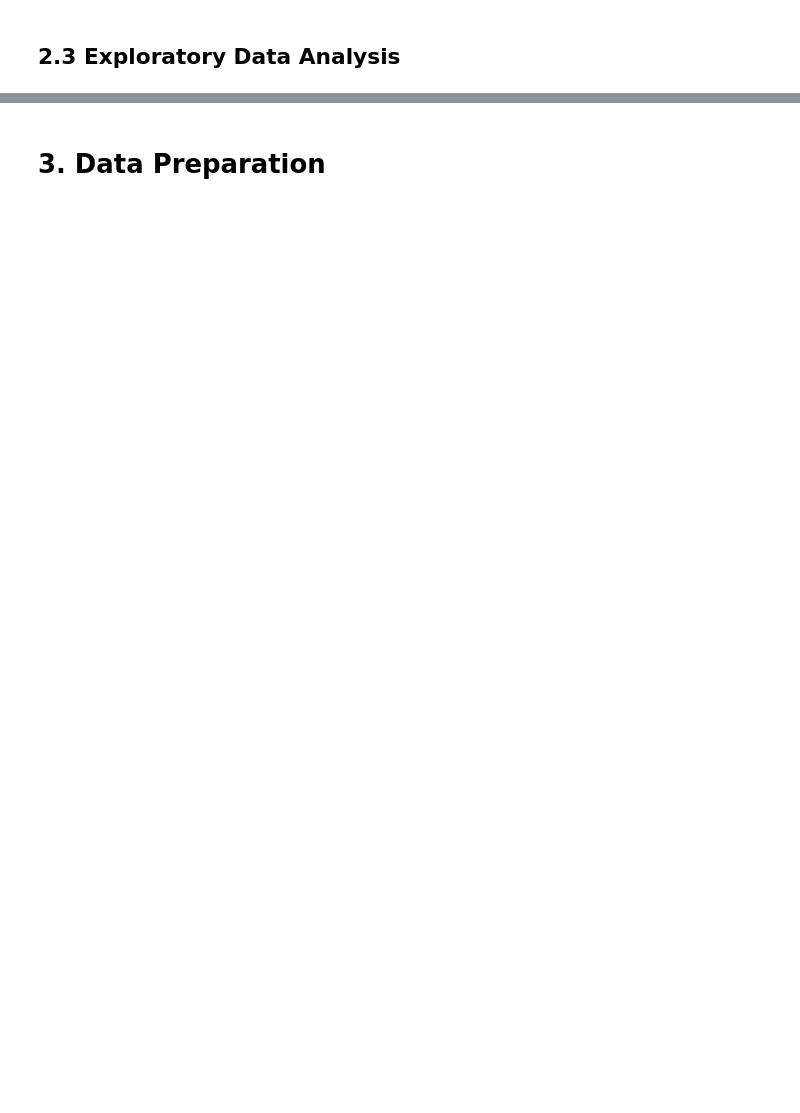
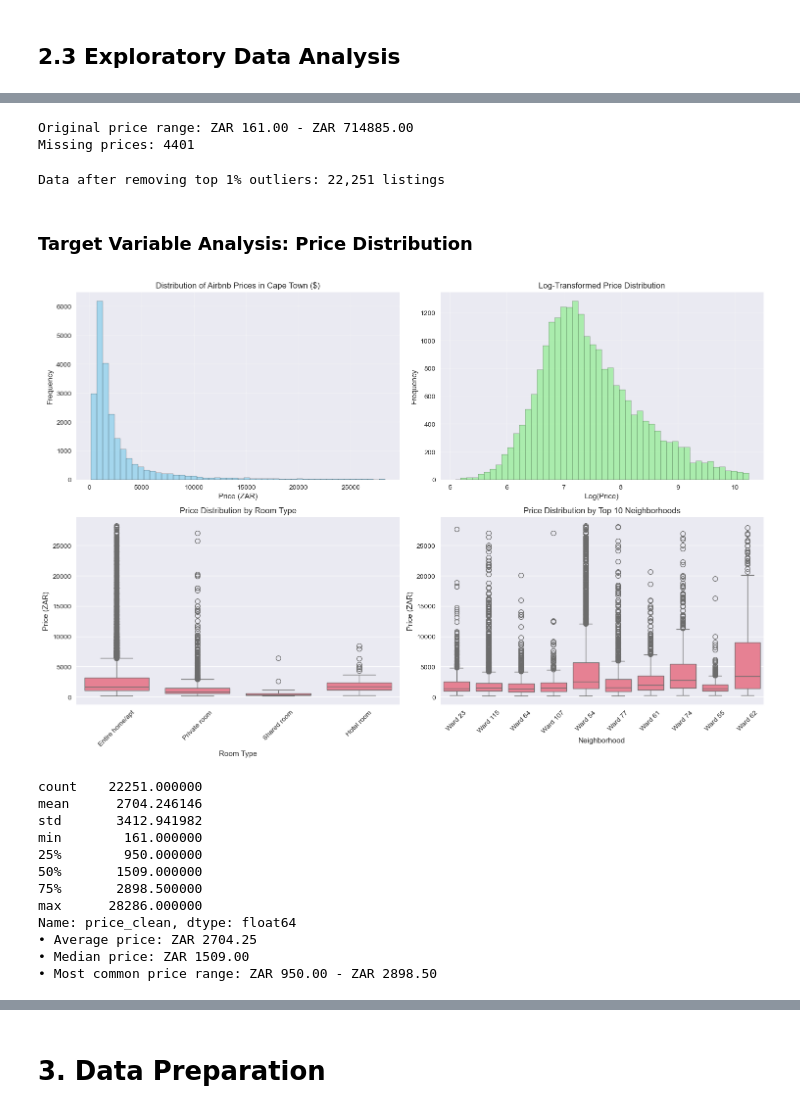
Before and after one commit to patsi-dev/Airbnb-Cape-Town-Price-Prediction, a Jupyter notebook: index.ipynb, the cells around one changed output, grey strips where cells are left out. Drawn from its saved outputs; the diff is of its cells as text; code cells hidden in the pictures; blank space fills up the shorter version.

Commit message:
did data preparation and modelling

```diff
--- a/index.ipynb
+++ b/index.ipynb
@@ -265,0 +355,79 @@ dtype: int64
+# %%
+# Cleaning Price Data
+
+# Convert price from string to numeric (remove ZAR symbols, commas)
+listings['price_clean'] = listings['price'].str.replace('$', '').str.replace(',', '').astype(float)
+
+print(f"Original price range: ZAR {listings['price_clean'].min():.2f} - ZAR {listings['price_clean'].max():.2f}")
+print(f"Missing prices: {listings['price_clean'].isnull().sum()}")
+# %% [output]
+Original price range: ZAR 161.00 - ZAR 714885.00
+Missing prices: 4401
+# %%
+# Remove extreme outliers for initial analysis (top 1%)
+price_99th = listings['price_clean'].quantile(0.99)
+listings_clean = listings[listings['price_clean'] <= price_99th].copy()
+
+print(f"Data after removing top 1% outliers: {len(listings_clean):,} listings")
+# %% [output]
+Data after removing top 1% outliers: 22,251 listings
+# %% [markdown]
+### Target Variable Analysis: Price Distribution
+# %%
+fig, axes = plt.subplots(2, 2, figsize=(15, 10))
+
+# Original price distribution
+axes[0,0].hist(listings_clean['price_clean'], bins=50, alpha=0.7, color='skyblue', edgecolor='black')
+axes[0,0].set_title('Distribution of Airbnb Prices in Cape Town ()')
+axes[0,0].set_xlabel('Price (ZAR)')
+axes[0,0].set_ylabel('Frequency')
+axes[0,0].grid(True, alpha=0.3)
+
+# Log transformation for normality
+listings_clean['log_price'] = np.log1p(listings_clean['price_clean'])
+axes[0,1].hist(listings_clean['log_price'], bins=50, alpha=0.7, color='lightgreen', edgecolor='black')
+axes[0,1].set_title('Log-Transformed Price Distribution')
+axes[0,1].set_xlabel('Log(Price)')
+axes[0,1].set_ylabel('Frequency')
+axes[0,1].grid(True, alpha=0.3)
+
+# Price by room type
+sns.boxplot(data=listings_clean, x='room_type', y='price_clean', ax=axes[1,0])
+axes[1,0].set_title('Price Distribution by Room Type')
+axes[1,0].set_xlabel('Room Type')
+axes[1,0].set_ylabel('Price (ZAR)')
+axes[1,0].tick_params(axis='x', rotation=45)
+
+# Price by neighborhood (top 10 only)
+top_neighborhoods = listings_clean['neighbourhood_cleansed'].value_counts().head(10).index
+neighborhood_data = listings_clean[listings_clean['neighbourhood_cleansed'].isin(top_neighborhoods)]
+sns.boxplot(data=neighborhood_data, x='neighbourhood_cleansed', y='price_clean', ax=axes[1,1])
+axes[1,1].set_title('Price Distribution by Top 10 Neighborhoods')
+axes[1,1].set_xlabel('Neighborhood')
+axes[1,1].set_ylabel('Price (ZAR)')
+
+axes[1,1].tick_params(axis='x', rotation=45)
+
+plt.tight_layout()
+plt.show()
+
+# Key Statistical Summary"
+print(listings_clean['price_clean'].describe())
+
+print(f"• Average price: ZAR {listings_clean['price_clean'].mean():.2f}")
+print(f"• Median price: ZAR {listings_clean['price_clean'].median():.2f}")
+print(f"• Most common price range: ZAR {listings_clean['price_clean'].quantile(0.25):.2f} - ZAR {listings_clean['price_clean'].quantile(0.75):.2f}")
+# %% [output]
+[figure, added]
+count    22251.000000
+mean      2704.246146
+std       3412.941982
+min        161.000000
+25%        950.000000
+50%       1509.000000
+75%       2898.500000
+max      28286.000000
+Name: price_clean, dtype: float64
+• Average price: ZAR 2704.25
+• Median price: ZAR 1509.00
+• Most common price range: ZAR 950.00 - ZAR 2898.50
```
Also changed, not shown: parts of 211 cells of this notebook, 8 other files.
